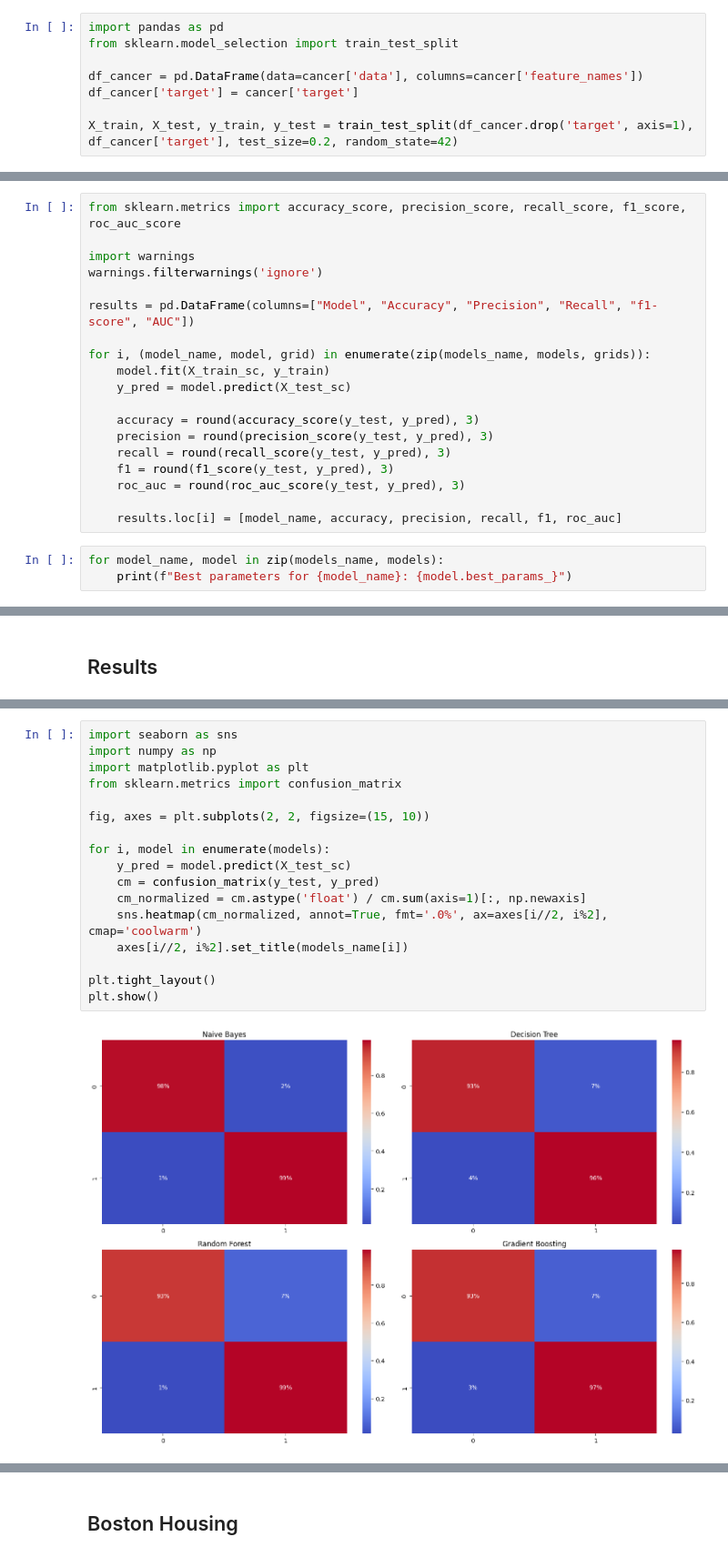
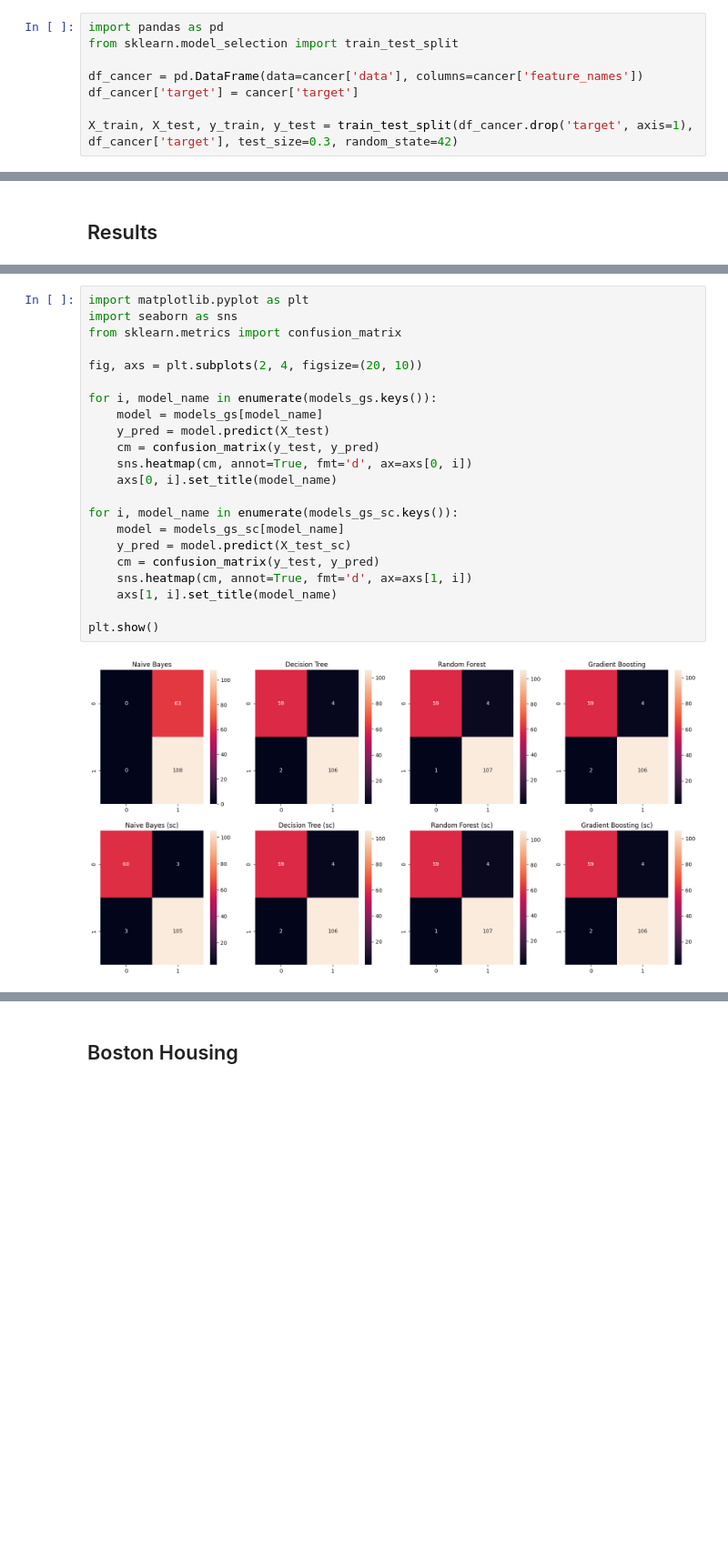
Before and after one commit to celienbonhomme/ml_partial2, a Jupyter notebook: src/exo1.ipynb, the cells around one changed output, grey strips where cells are left out. Shown at 91% size. Saved outputs shown, nothing was run; the diff lists cells and outputs as text; blank space fills up the shorter version.

Commit message:
feat: factorize grid search by and into a function and plot results

```diff
--- a/src/exo1.ipynb
+++ b/src/exo1.ipynb
@@ -27,4 +27,4 @@ from sklearn.model_selection import train_test_split
 df_cancer = pd.DataFrame(data=cancer['data'], columns=cancer['feature_names'])
 df_cancer['target'] = cancer['target']
 
-X_train, X_test, y_train, y_test = train_test_split(df_cancer.drop('target', axis=1), df_cancer['target'], test_size=0.2, random_state=42)
+X_train, X_test, y_train, y_test = train_test_split(df_cancer.drop('target', axis=1), df_cancer['target'], test_size=0.3, random_state=42)
@@ -265,22 +80,0 @@ models = [
-# %%
-from sklearn.metrics import accuracy_score, precision_score, recall_score, f1_score, roc_auc_score
-
-import warnings
-warnings.filterwarnings('ignore')
-
-results = pd.DataFrame(columns=["Model", "Accuracy", "Precision", "Recall", "f1-score", "AUC"])
-
-for i, (model_name, model, grid) in enumerate(zip(models_name, models, grids)):
-    model.fit(X_train_sc, y_train)
-    y_pred = model.predict(X_test_sc)
-
-    accuracy = round(accuracy_score(y_test, y_pred), 3)
-    precision = round(precision_score(y_test, y_pred), 3)
-    recall = round(recall_score(y_test, y_pred), 3)
-    f1 = round(f1_score(y_test, y_pred), 3)
-    roc_auc = round(roc_auc_score(y_test, y_pred), 3)
-
-    results.loc[i] = [model_name, accuracy, precision, recall, f1, roc_auc]
-# %%
-for model_name, model in zip(models_name, models):
-    print(f"Best parameters for {model_name}: {model.best_params_}")
@@ -302,19 +149,24 @@ Gradient Boosting     0.956      0.958   0.972     0.965 0.951
 # %%
+import matplotlib.pyplot as plt
 import seaborn as sns
-import numpy as np
-import matplotlib.pyplot as plt
 from sklearn.metrics import confusion_matrix
 
-fig, axes = plt.subplots(2, 2, figsize=(15, 10))
+fig, axs = plt.subplots(2, 4, figsize=(20, 10))
 
-for i, model in enumerate(models):
+for i, model_name in enumerate(models_gs.keys()):
+    model = models_gs[model_name]
+    y_pred = model.predict(X_test)
+    cm = confusion_matrix(y_test, y_pred)
+    sns.heatmap(cm, annot=True, fmt='d', ax=axs[0, i])
+    axs[0, i].set_title(model_name)
+
+for i, model_name in enumerate(models_gs_sc.keys()):
+    model = models_gs_sc[model_name]
     y_pred = model.predict(X_test_sc)
     cm = confusion_matrix(y_test, y_pred)
-    cm_normalized = cm.astype('float') / cm.sum(axis=1)[:, np.newaxis]
-    sns.heatmap(cm_normalized, annot=True, fmt='.0%', ax=axes[i//2, i%2], cmap='coolwarm')
-    axes[i//2, i%2].set_title(models_name[i])
+    sns.heatmap(cm, annot=True, fmt='d', ax=axs[1, i])
+    axs[1, i].set_title(model_name)
 
-plt.tight_layout()
 plt.show()
 # %% [output]
-[figure, old version]
+[figure, new version]
```
Also changed, not shown: parts of 55 cells of this notebook, 2 other files.
